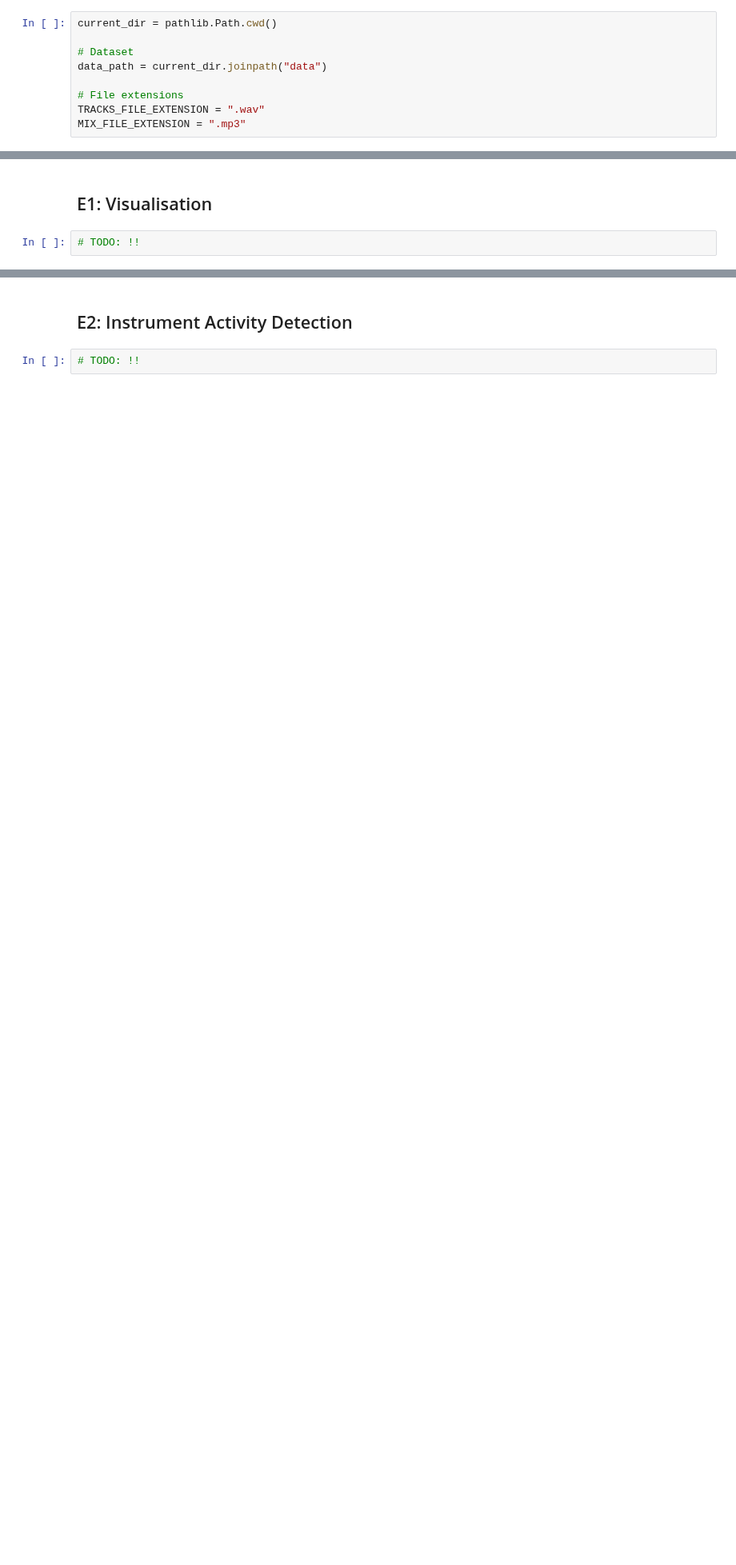
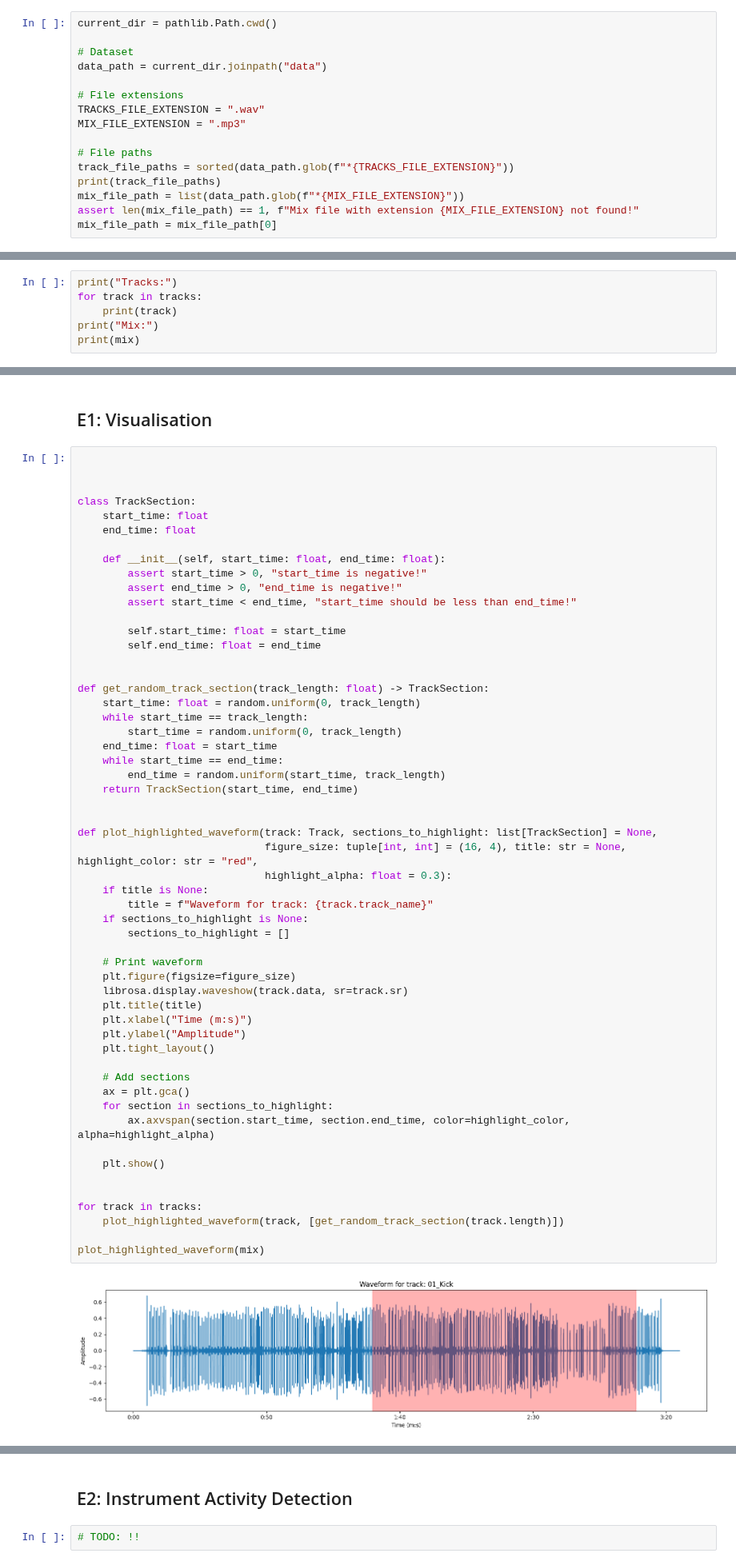
Before and after one commit to martijuanola/RWTH-AIiM, a Jupyter notebook: exercices/e8/e8-main.ipynb, the cells around one changed output, grey strips where cells are left out. Shown at 80% size. Cells and saved outputs as stored; diff of their text form; blank space fills up the shorter version.

```diff
--- a/exercices/e8/e8-main.ipynb
+++ b/exercices/e8/e8-main.ipynb
@@ -15,3 +21,10 @@ data_path = current_dir.joinpath("data")
 # File extensions
 TRACKS_FILE_EXTENSION = ".wav"
 MIX_FILE_EXTENSION = ".mp3"
+
+# File paths
+track_file_paths = sorted(data_path.glob(f"*{TRACKS_FILE_EXTENSION}"))
+print(track_file_paths)
+mix_file_path = list(data_path.glob(f"*{MIX_FILE_EXTENSION}"))
+assert len(mix_file_path) == 1, f"Mix file with extension {MIX_FILE_EXTENSION} not found!"
+mix_file_path = mix_file_path[0]
@@ -21,0 +63,6 @@ MIX_FILE_EXTENSION = ".mp3"
+# %%
+print("Tracks:")
+for track in tracks:
+    print(track)
+print("Mix:")
+print(mix)
@@ -22,4 +84,59 @@ MIX_FILE_EXTENSION = ".mp3"
 # %% [markdown]
 ## E1: Visualisation
 # %%
-# TODO: !!
+
+
+
+class TrackSection:
+    start_time: float
+    end_time: float
+
+    def __init__(self, start_time: float, end_time: float):
+        assert start_time > 0, "start_time is negative!"
+        assert end_time > 0, "end_time is negative!"
+        assert start_time < end_time, "start_time should be less than end_time!"
+
+        self.start_time: float = start_time
+        self.end_time: float = end_time
+
+
+def get_random_track_section(track_length: float) -> TrackSection:
+    start_time: float = random.uniform(0, track_length)
+    while start_time == track_length:
+        start_time = random.uniform(0, track_length)
+    end_time: float = start_time
+    while start_time == end_time:
+        end_time = random.uniform(start_time, track_length)
+    return TrackSection(start_time, end_time)
+
+
+def plot_highlighted_waveform(track: Track, sections_to_highlight: list[TrackSection] = None,
+                              figure_size: tuple[int, int] = (16, 4), title: str = None, highlight_color: str = "red",
+                              highlight_alpha: float = 0.3):
+    if title is None:
+        title = f"Waveform for track: {track.track_name}"
+    if sections_to_highlight is None:
+        sections_to_highlight = []
+
+    # Print waveform
+    plt.figure(figsize=figure_size)
+    librosa.display.waveshow(track.data, sr=track.sr)
+    plt.title(title)
+    plt.xlabel("Time (m:s)")
+    plt.ylabel("Amplitude")
+    plt.tight_layout()
+
+    # Add sections
+    ax = plt.gca()
+    for section in sections_to_highlight:
+        ax.axvspan(section.start_time, section.end_time, color=highlight_color, alpha=highlight_alpha)
+
+    plt.show()
+
+
+for track in tracks:
+    plot_highlighted_waveform(track, [get_random_track_section(track.length)])
+
+plot_highlighted_waveform(mix)
+# %% [output]
+[figure, added]
```
Also changed, not shown: parts of 5 cells of this notebook.
